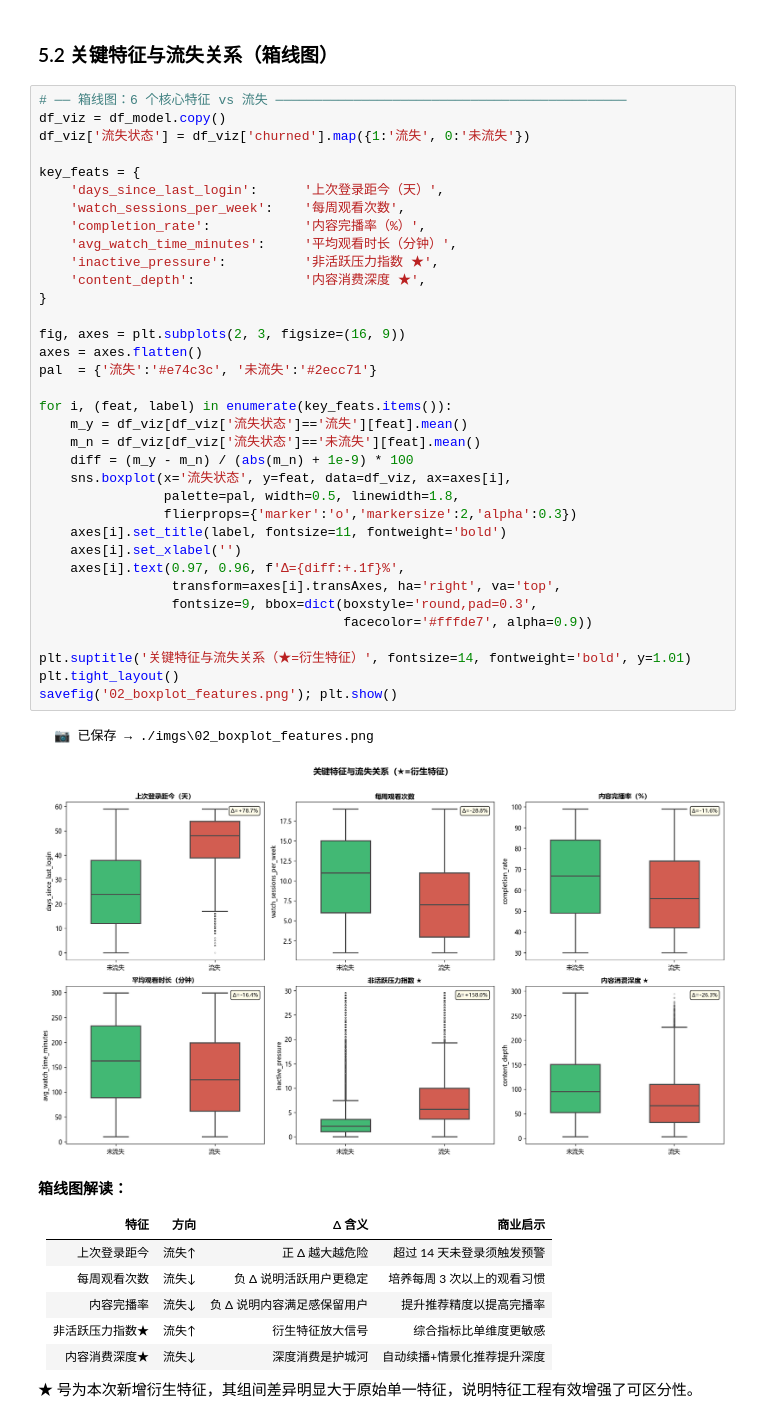
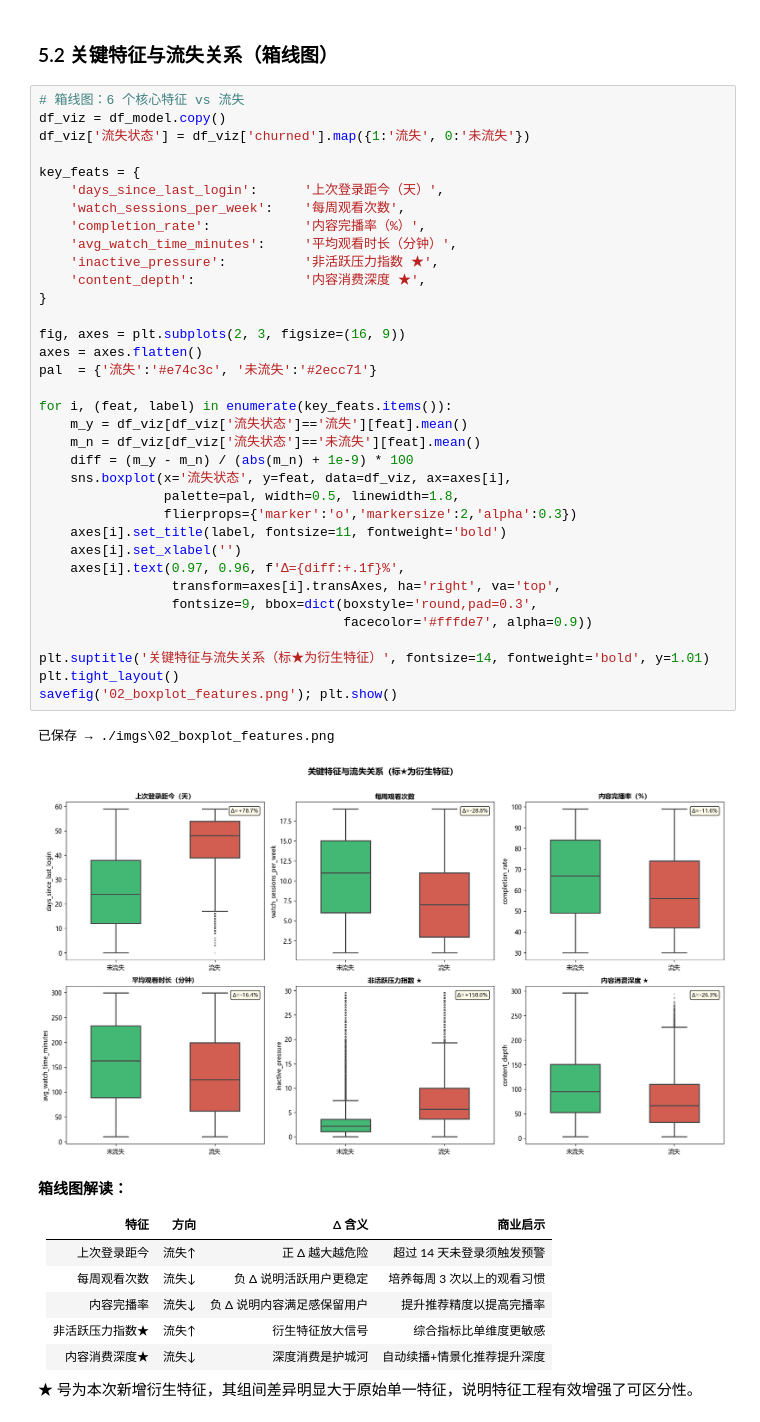
Before and after one commit to MM5412-Hachimi-Group/MM5412-Group-Project, a Jupyter notebook: netflix_market_analysis_v2.ipynb, the cells around one changed output. Drawn from its saved outputs; the diff is of its cells as text.

```diff
--- a/netflix_market_analysis_v2.ipynb
+++ b/netflix_market_analysis_v2.ipynb
@@ -446,43 +441,43 @@ print(f"流失率: {pct.iloc[0]:.1f}%  类别比: {churn_s.max()/churn_s.min():.
 # %% [markdown]
 ### 5.2 关键特征与流失关系（箱线图）
 # %%
-# ── 箱线图：6 个核心特征 vs 流失 ─────────────────────────────────────────────
+# 箱线图：6 个核心特征 vs 流失
 df_viz = df_model.copy()
 df_viz['流失状态'] = df_viz['churned'].map({1:'流失', 0:'未流失'})
 
 key_feats = {
     'days_since_last_login':      '上次登录距今（天）',
     'watch_sessions_per_week':    '每周观看次数',
     'completion_rate':            '内容完播率（%）',
     'avg_watch_time_minutes':     '平均观看时长（分钟）',
     'inactive_pressure':          '非活跃压力指数 ★',
     'content_depth':              '内容消费深度 ★',
 }
 
 fig, axes = plt.subplots(2, 3, figsize=(16, 9))
 axes = axes.flatten()
 pal  = {'流失':'#e74c3c', '未流失':'#2ecc71'}
 
 for i, (feat, label) in enumerate(key_feats.items()):
     m_y = df_viz[df_viz['流失状态']=='流失'][feat].mean()
     m_n = df_viz[df_viz['流失状态']=='未流失'][feat].mean()
     diff = (m_y - m_n) / (abs(m_n) + 1e-9) * 100
     sns.boxplot(x='流失状态', y=feat, data=df_viz, ax=axes[i],
                 palette=pal, width=0.5, linewidth=1.8,
                 flierprops={'marker':'o','markersize':2,'alpha':0.3})
     axes[i].set_title(label, fontsize=11, fontweight='bold')
     axes[i].set_xlabel('')
     axes[i].text(0.97, 0.96, f'Δ={diff:+.1f}%',
                  transform=axes[i].transAxes, ha='right', va='top',
                  fontsize=9, bbox=dict(boxstyle='round,pad=0.3',
                                        facecolor='#fffde7', alpha=0.9))
 
-plt.suptitle('关键特征与流失关系（★=衍生特征）', fontsize=14, fontweight='bold', y=1.01)
+plt.suptitle('关键特征与流失关系（标★为衍生特征）', fontsize=14, fontweight='bold', y=1.01)
 plt.tight_layout()
 savefig('02_boxplot_features.png'); plt.show()
 # %% [output]
-  📷 已保存 → ./imgs\02_boxplot_features.png
+已保存 → ./imgs\02_boxplot_features.png
-[figure, old version]
+[figure, new version]
 # %% [markdown]
 **箱线图解读：**
 
```
Also changed, not shown: parts of 22 cells of this notebook, 4 other files.
